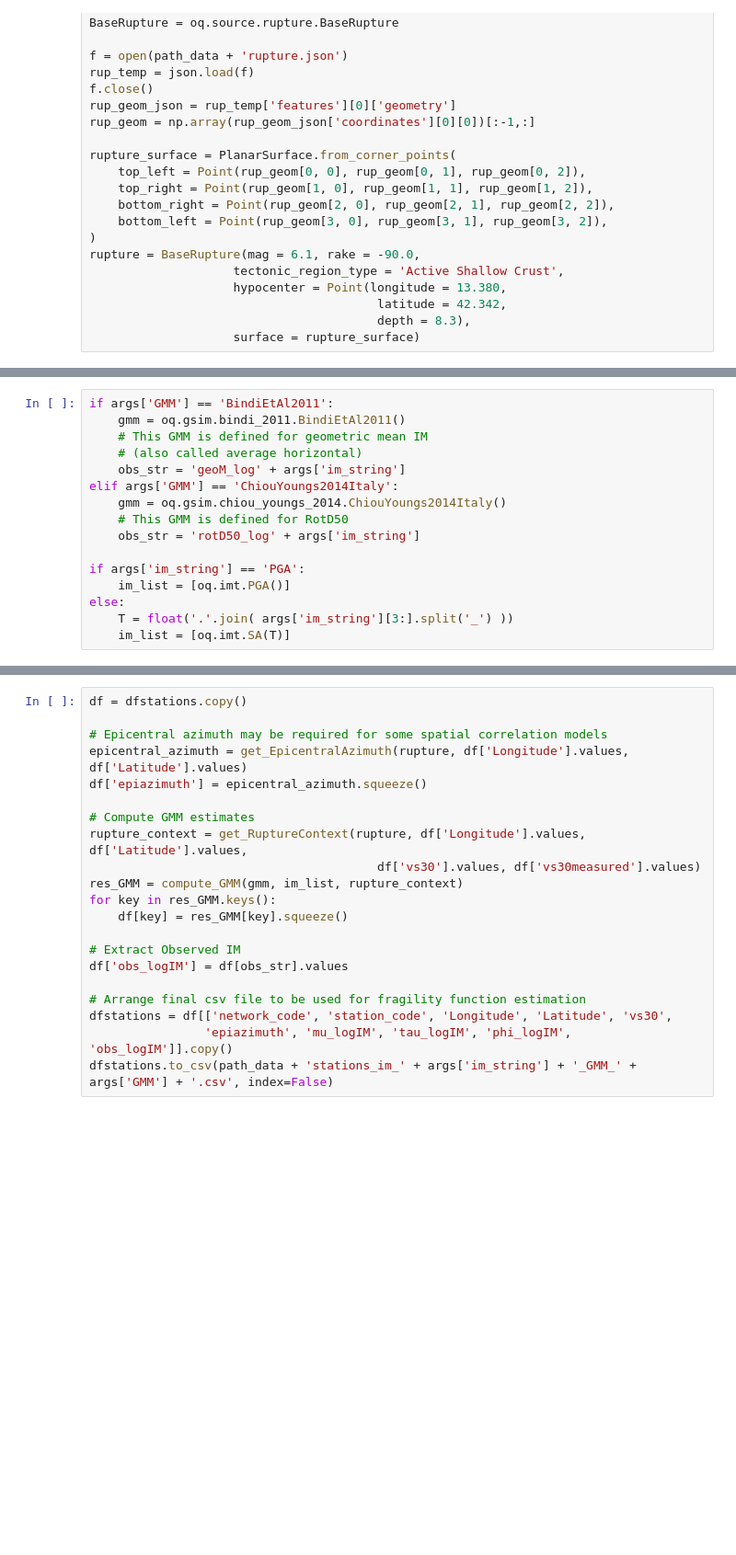
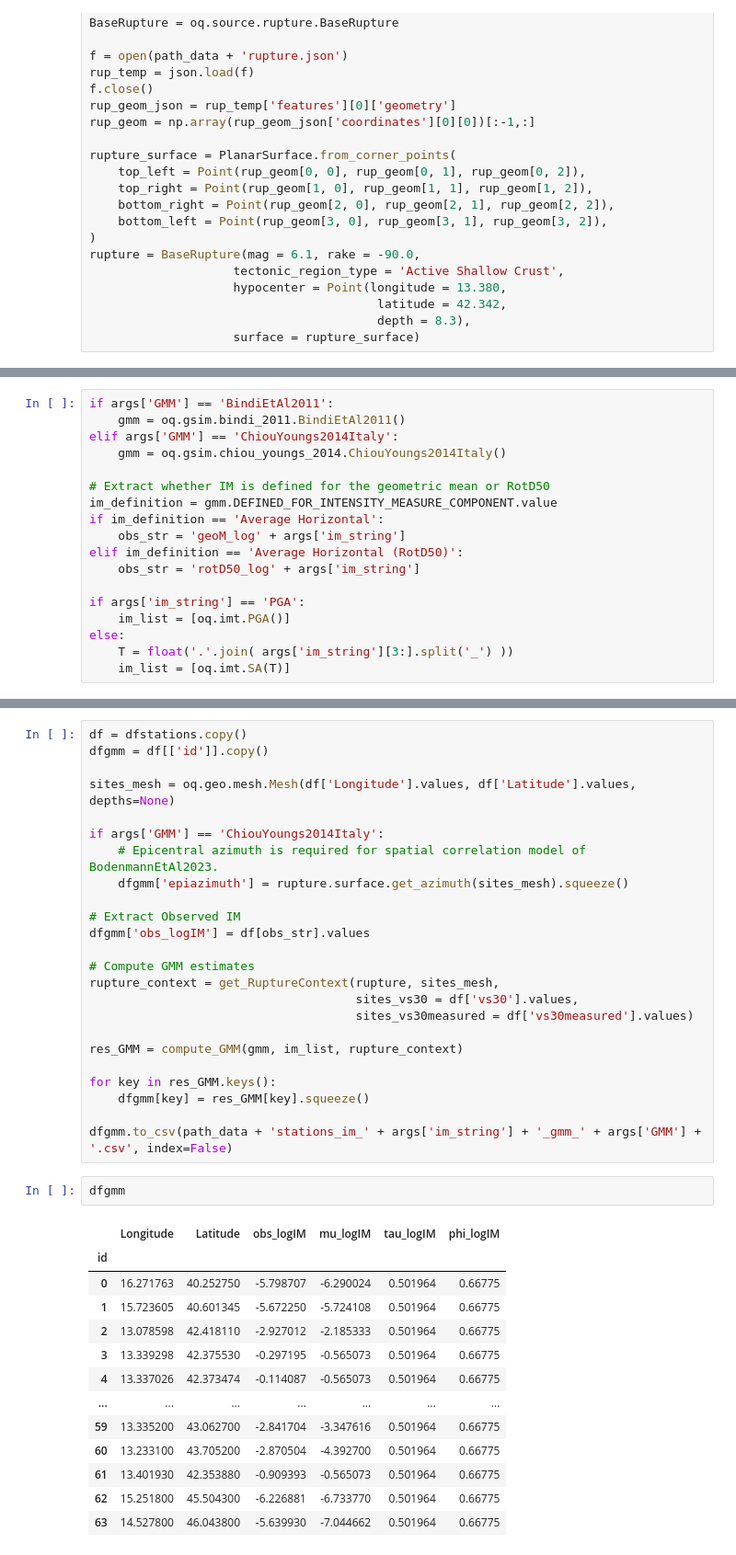
Before and after one commit to bodlukas/BayesFrag, a Jupyter notebook: Tutorial3.ipynb, the cells around one changed output, grey strips where cells are left out. Shown at 92% size. Drawn from its saved outputs; the diff is of its cells as text; blank space fills up the shorter version.

```diff
--- a/Tutorial3.ipynb
+++ b/Tutorial3.ipynb
@@ -55,12 +85,14 @@ args = {
 # %%
 if args['GMM'] == 'BindiEtAl2011':
     gmm = oq.gsim.bindi_2011.BindiEtAl2011()
-    # This GMM is defined for geometric mean IM
-    # (also called average horizontal)
-    obs_str = 'geoM_log' + args['im_string']
 elif args['GMM'] == 'ChiouYoungs2014Italy':
     gmm = oq.gsim.chiou_youngs_2014.ChiouYoungs2014Italy()
-    # This GMM is defined for RotD50
+
+# Extract whether IM is defined for the geometric mean or RotD50
+im_definition = gmm.DEFINED_FOR_INTENSITY_MEASURE_COMPONENT.value
+if im_definition == 'Average Horizontal':
+    obs_str = 'geoM_log' + args['im_string']
+elif im_definition == 'Average Horizontal (RotD50)':
     obs_str = 'rotD50_log' + args['im_string']
 
 if args['im_string'] == 'PGA':
@@ -114,21 +141,40 @@ def compute_GMM(gmm, im_list, rupture_context):
 # %%
 df = dfstations.copy()
+dfgmm = df[['id']].copy()
 
-# Epicentral azimuth may be required for some spatial correlation models
-epicentral_azimuth = get_EpicentralAzimuth(rupture, df['Longitude'].values, df['Latitude'].values)
-df['epiazimuth'] = epicentral_azimuth.squeeze()
+sites_mesh = oq.geo.mesh.Mesh(df['Longitude'].values, df['Latitude'].values, depths=None)
+
+if args['GMM'] == 'ChiouYoungs2014Italy':
+    # Epicentral azimuth is required for spatial correlation model of BodenmannEtAl2023.
+    dfgmm['epiazimuth'] = rupture.surface.get_azimuth(sites_mesh).squeeze()
+
+# Extract Observed IM
+dfgmm['obs_logIM'] = df[obs_str].values
 
 # Compute GMM estimates
-rupture_context = get_RuptureContext(rupture, df['Longitude'].values, df['Latitude'].values,
-                                        df['vs30'].values, df['vs30measured'].values)
+rupture_context = get_RuptureContext(rupture, sites_mesh,
+                                     sites_vs30 = df['vs30'].values,
+                                     sites_vs30measured = df['vs30measured'].values)
+
 res_GMM = compute_GMM(gmm, im_list, rupture_context)
+
 for key in res_GMM.keys():
-    df[key] = res_GMM[key].squeeze()
+    dfgmm[key] = res_GMM[key].squeeze()
 
-# Extract Observed IM
-df['obs_logIM'] = df[obs_str].values
-
-# Arrange final csv file to be used for fragility function estimation
-dfstations = df[['network_code', 'station_code', 'Longitude', 'Latitude', 'vs30',
-                'epiazimuth', 'mu_logIM', 'tau_logIM', 'phi_logIM', 'obs_logIM']].copy()
-dfstations.to_csv(path_data + 'stations_im_' + args['im_string'] + '_GMM_' + args['GMM'] + '.csv', index=False)
+dfgmm.to_csv(path_data + 'stations_im_' + args['im_string'] + '_gmm_' + args['GMM'] + '.csv', index=False)
+# %%
+dfgmm
+# %% [output]
+|  | Longitude | Latitude | obs_logIM | mu_logIM | tau_logIM | phi_logIM |
+| id |  |  |  |  |  |  |
+| 0 | 16.271763 | 40.252750 | -5.798707 | -6.290024 | 0.501964 | 0.66775 |
+| 1 | 15.723605 | 40.601345 | -5.672250 | -5.724108 | 0.501964 | 0.66775 |
+| 2 | 13.078598 | 42.418110 | -2.927012 | -2.185333 | 0.501964 | 0.66775 |
+| 3 | 13.339298 | 42.375530 | -0.297195 | -0.565073 | 0.501964 | 0.66775 |
+| 4 | 13.337026 | 42.373474 | -0.114087 | -0.565073 | 0.501964 | 0.66775 |
+| ... | ... | ... | ... | ... | ... | ... |
+| 59 | 13.335200 | 43.062700 | -2.841704 | -3.347616 | 0.501964 | 0.66775 |
+| 60 | 13.233100 | 43.705200 | -2.870504 | -4.392700 | 0.501964 | 0.66775 |
+| 61 | 13.401930 | 42.353880 | -0.909393 | -0.565073 | 0.501964 | 0.66775 |
+| 62 | 15.251800 | 45.504300 | -6.226881 | -6.733770 | 0.501964 | 0.66775 |
+| 63 | 14.527800 | 46.043800 | -5.639930 | -7.044662 | 0.501964 | 0.66775 |
```
Also changed, not shown: parts of 29 cells of this notebook, 12 other files.
